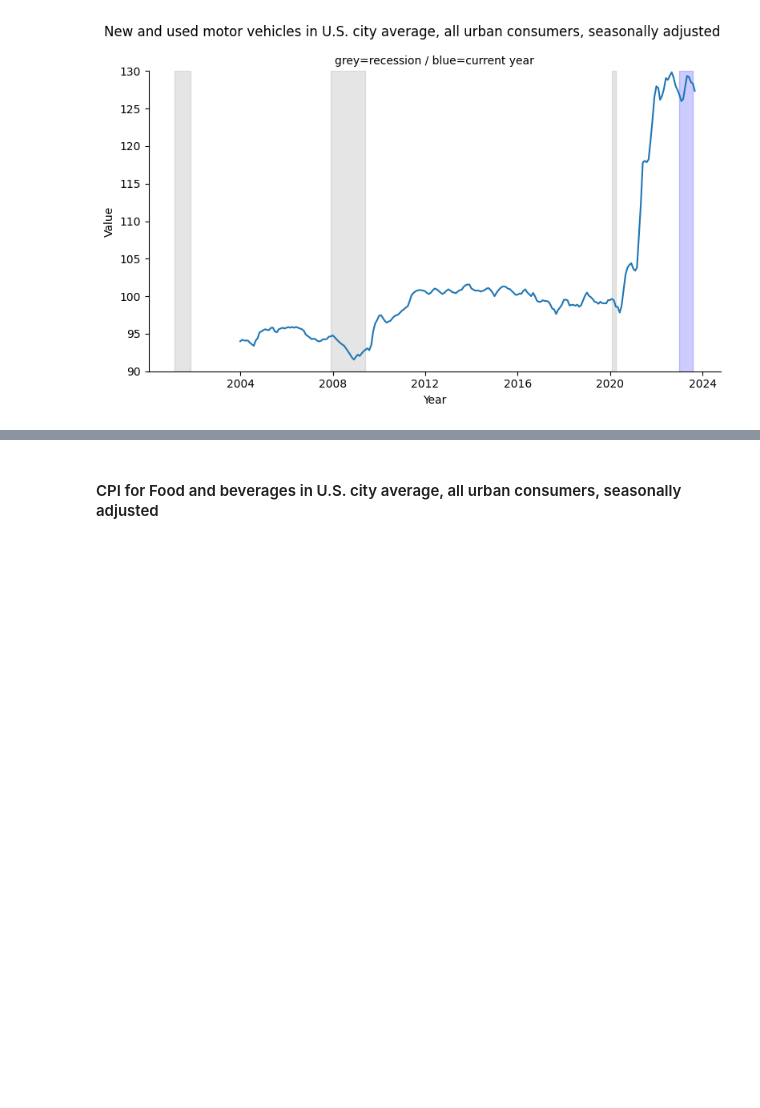
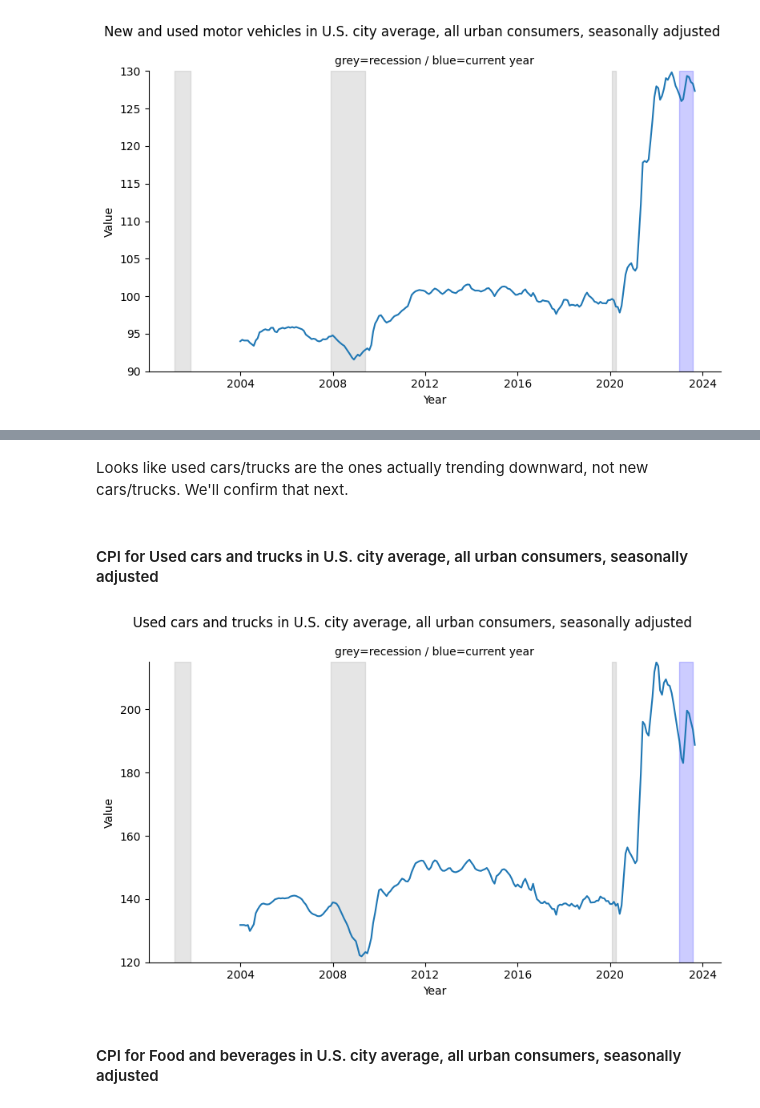
Before and after one commit to pybokeh/data-sets, a Jupyter notebook: cpi/BLS_API.ipynb, the cells around one changed output, grey strips where cells are left out. Cells and saved outputs as stored; diff of their text form; code cells hidden in the pictures; blank space fills up the shorter version.

```diff
--- a/cpi/BLS_API.ipynb
+++ b/cpi/BLS_API.ipynb
@@ -145,3 +161,15 @@ plot_series_id(
+# %% [markdown]
+Looks like used cars/trucks are the ones actually trending downward, not new cars/trucks.  We'll confirm that next.
+# %% [markdown]
+#### CPI for Used cars and trucks in U.S. city average, all urban consumers, seasonally adjusted
+# %%
+plot_series_id(
+    series_id='CUSR0000SETA02',
+    series_descr='Used cars and trucks in U.S. city average, all urban consumers, seasonally adjusted',
+    bls_key=bls_key
+)
+# %% [output]
+[figure, added]
 # %% [markdown]
 #### CPI for Food and beverages in U.S. city average, all urban consumers, seasonally adjusted
 # %%
```
Also changed, not shown: parts of 9 cells of this notebook.
